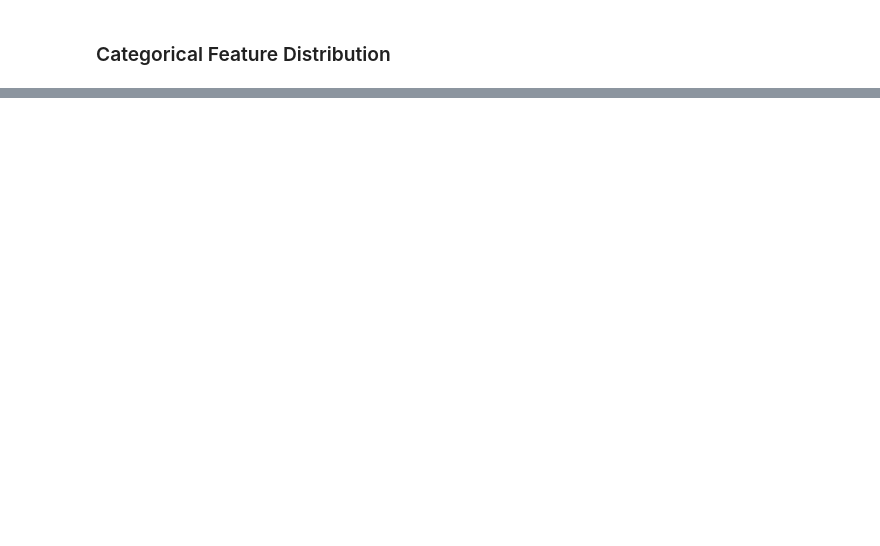
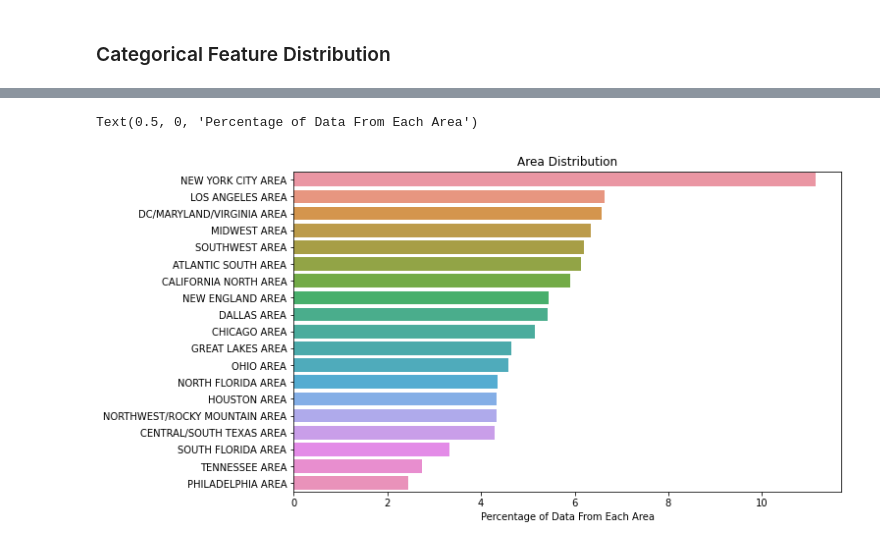
Before and after one commit to Jeff-ChenFan-Wang/TelecomChurnAnalysis, a Jupyter notebook: EDA.ipynb, the cells around one changed output, grey strips where cells are left out. Drawn from its saved outputs; the diff is of its cells as text; code cells hidden in the pictures; blank space fills up the shorter version.

```diff
--- a/EDA.ipynb
+++ b/EDA.ipynb
@@ -128,0 +101,12 @@ sns.countplot(
+# %%
+plt.figure(figsize=(10,6))
+area_count = full_data['area'].value_counts()/full_data.shape[0]*100
+ax = sns.barplot(
+    x=area_count,
+    y=area_count.index
+)
+ax.set_title('Area Distribution')
+ax.set_xlabel('Percentage of Data From Each Area')
+# %% [output]
+Text(0.5, 0, 'Percentage of Data From Each Area')
+[figure, added]
```
Also changed, not shown: parts of 13 cells of this notebook, 4 other files.
